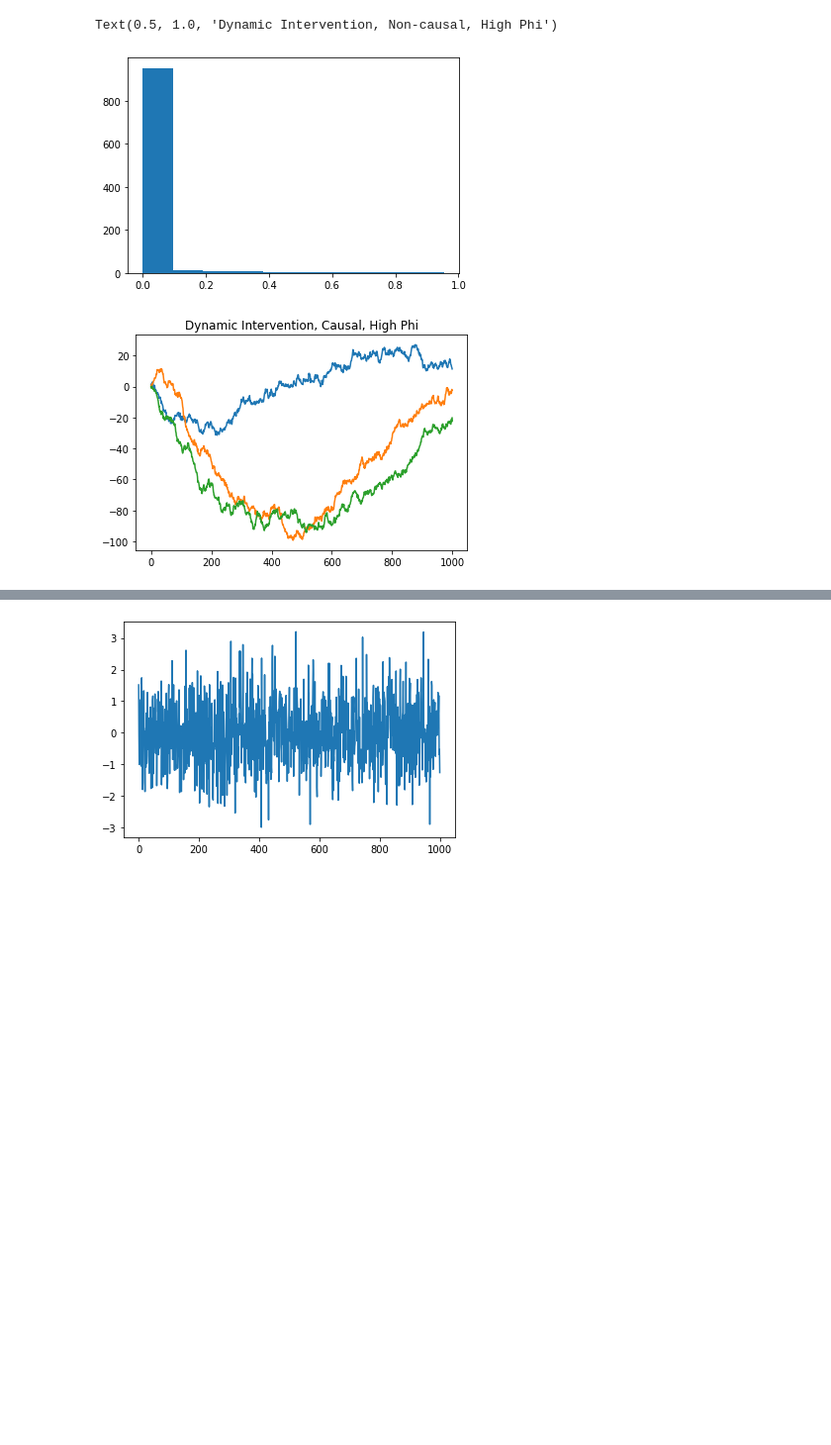
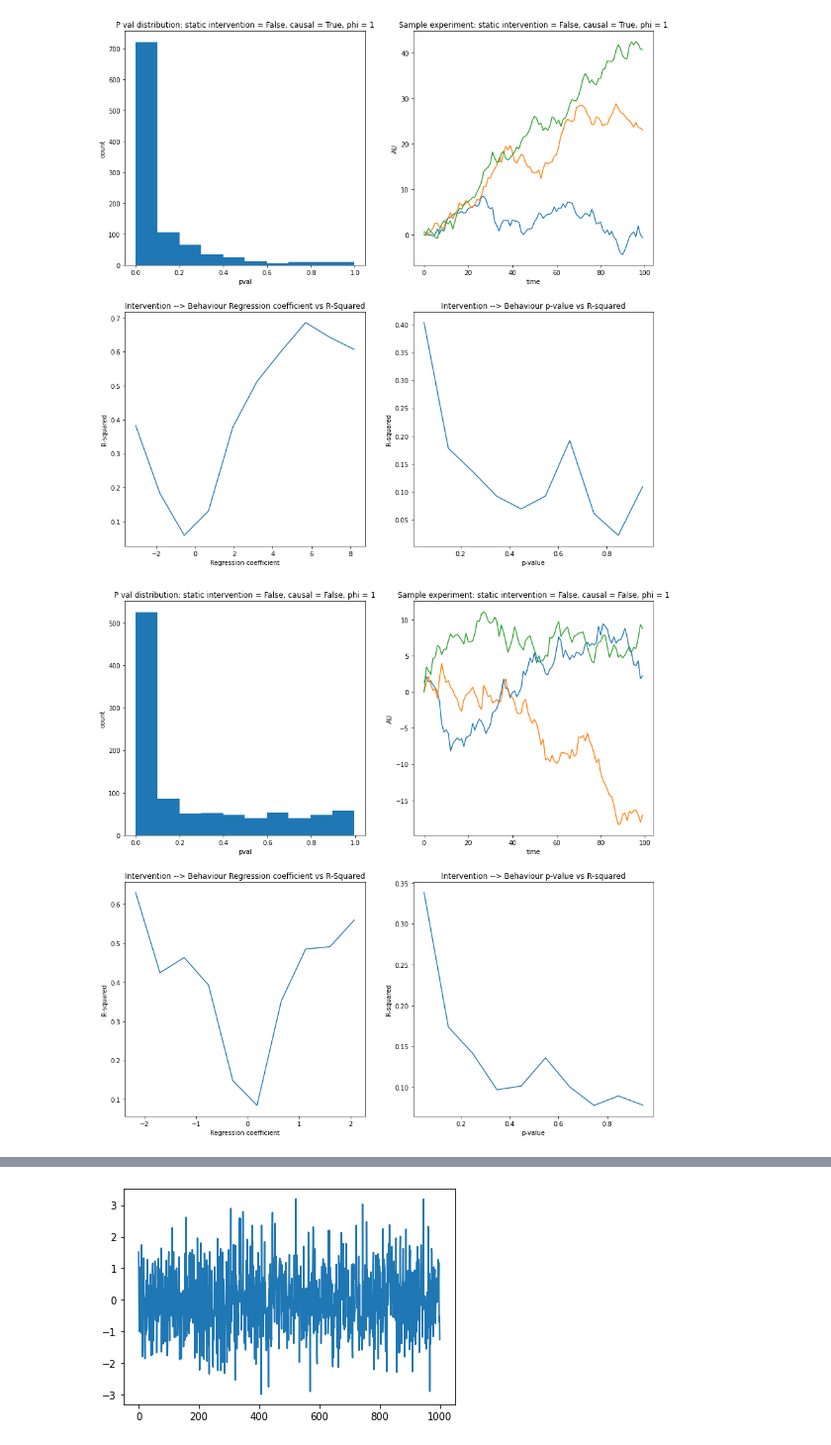
Before and after one commit to BJCaie/Ergodicity, a Jupyter notebook: Mediation_Analyses.ipynb, the cells around one changed output, grey strips where cells are left out. Shown at 99% size. Drawn from its saved outputs; the diff is of its cells as text; code cells hidden in the pictures; blank space fills up the shorter version.

```diff
--- a/Mediation_Analyses.ipynb
+++ b/Mediation_Analyses.ipynb
@@ -278,12 +316,13 @@ Text(0.5, 1.0, 'Static Intervention, Non-causal, High Phi')
 # %%
 ## Get distribution of p values for random walks with drift
-simulatePvalues(staticIntervention = False, causal = True, drift1 = 0, drift2 = 0,
-                num_experiments = 1000, gain = .01, num_trials = 1000, phi = 1)
-plt.title('Dynamic Intervention, Causal, High Phi')
-simulatePvalues(staticIntervention = False, causal = False, drift1 = 0, drift2 = 0,
-                num_experiments = 1000, gain = .01, num_trials = 1000, phi = 1)
-plt.title('Dynamic Intervention, Non-causal, High Phi')
+simulatePvalues(staticIntervention = False, causal = True, drift1 = 0, drift2 = 0, sigma = 1,
+                num_experiments = 1000, gain = .1, num_trials = 100, phi = 1)
+simulatePvalues(staticIntervention = False, causal = False, drift1 = 0, drift2 = 0, sigma = 1,
+                num_experiments = 1000, gain = .1, num_trials = 100, phi = 1)
+simulatePvalues(staticIntervention = False, causal = True, drift1 = 0, drift2 = 0, sigma = 5,
+                num_experiments = 1000, gain = .1, num_trials = 100, phi = 1)
+simulatePvalues(staticIntervention = False, causal = False, drift1 = 0, drift2 = 0, sigma = 5,
+                num_experiments = 1000, gain = .1, num_trials = 100, phi = 1)
 # %% [output]
-Text(0.5, 1.0, 'Dynamic Intervention, Non-causal, High Phi')
-[figure, old version]
+[figure, new version]
-[figure, old version]
+[figure, new version]
```
Also changed, not shown: parts of 8 cells of this notebook, 4 other files.
